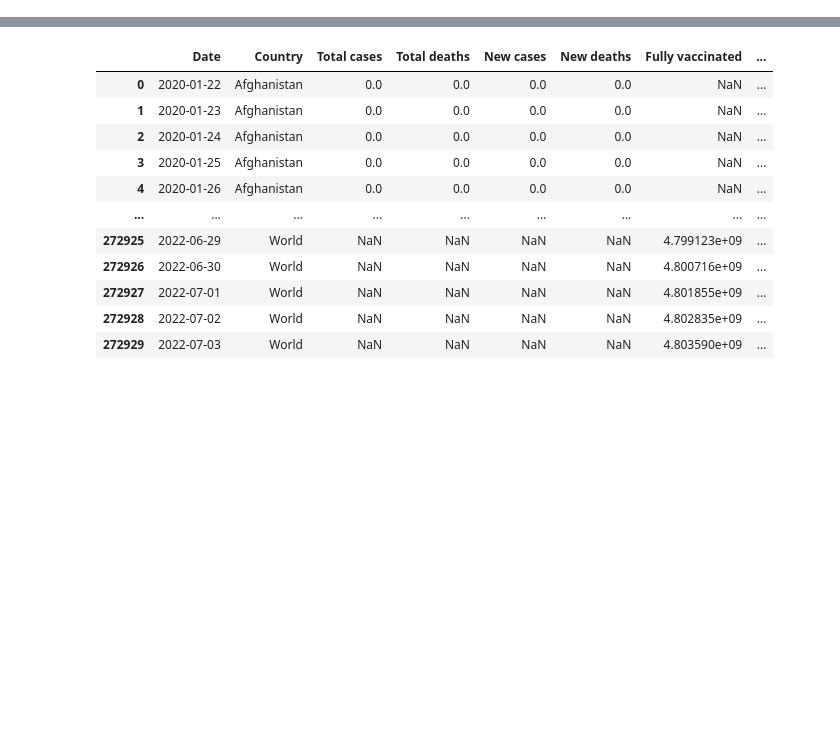
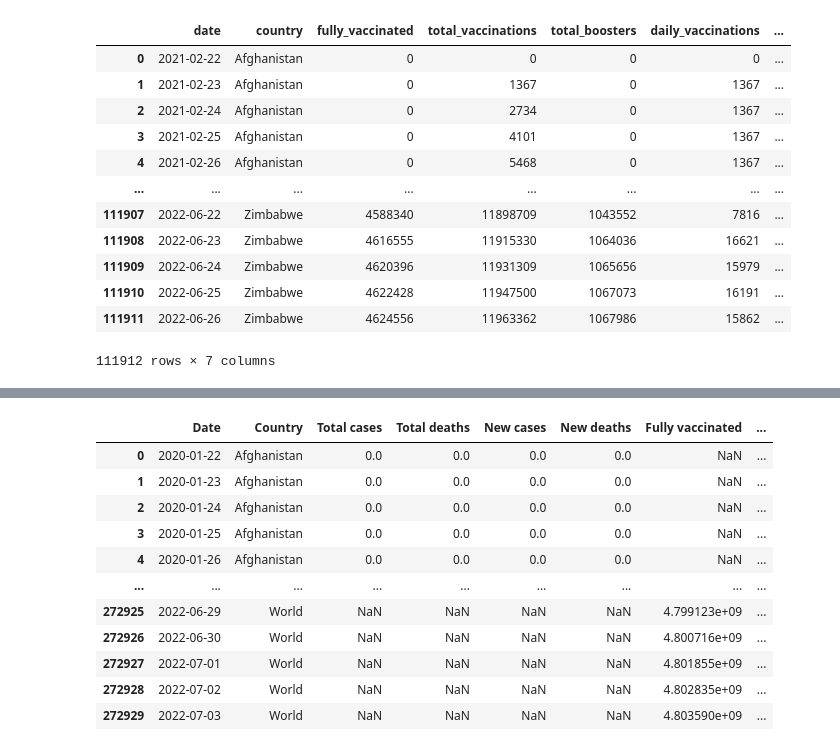
Before and after one commit to Akashkunwar/dscodes, a Jupyter notebook: cases_vaccination.ipynb, the cells around one changed output, grey strips where cells are left out. Saved outputs shown, nothing was run; the diff lists cells and outputs as text; code cells hidden in the pictures; blank space fills up the shorter version.

```diff
--- a/cases_vaccination.ipynb
+++ b/cases_vaccination.ipynb
@@ -133,32 +149,49 @@ Total_vaccinations = vaccine_data.groupby('location')['daily_vaccinations'].cums
 vaccine_data.insert(5,'Total_vaccinations',Total_vaccinations)
 
 #Renaming columns
-vaccine_df = vaccine_data.rename(columns={'location': 'Country',
-                                    'date':'Date',
-                                    'people_fully_vaccinated': 'Fully vaccinated',
-                                    'total_boosters': 'Total boosters',
-                                    'Total_vaccinations':'Total vaccinations',
-                                    'daily_vaccinations': 'Daily vaccinations',
-                                    'daily_people_vaccinated': 'Daily people vaccinated'})
+vaccine_df = vaccine_data.rename(columns={'location': 'country',
+                                    # 'date':'Date',
+                                    'people_fully_vaccinated': 'fully_vaccinated',
+                                    # 'total_boosters': 'Total boosters',
+                                    'Total_vaccinations':'total_vaccinations',
+                                    # 'daily_vaccinations': 'Daily vaccinations',
+                                    # 'daily_people_vaccinated': 'Daily people vaccinated'})
+                                    })
 #Arranging columns
-vaccine_df = vaccine_df[['Date',
-                         'Country',
-                         "Fully vaccinated",
-                         'Total vaccinations',
-                         'Total boosters',
-                         'Daily vaccinations',
-                         'Daily people vaccinated']]
+vaccine_df = vaccine_df[['date',
+                         'country',
+                         "fully_vaccinated",
+                         'total_vaccinations',
+                         'total_boosters',
+                         'daily_vaccinations',
+                         'daily_people_vaccinated']]
 
-# Converting Date to proper datetime format
-vaccine_df["Date"] = pd.to_datetime(vaccine_df["Date"])
+# Converting date to proper datetime format
+vaccine_df["date"] = pd.to_datetime(vaccine_df["date"])
 vaccine_df = vaccine_df.fillna(0)
-vaccine_df = vaccine_df.astype({"Fully vaccinated":'int',
-                                'Total vaccinations':'int',
-                                'Total boosters':'int',
-                                'Daily vaccinations':'int',
-                                'Daily people vaccinated':'int'})
+vaccine_df = vaccine_df.astype({"fully_vaccinated":'int',
+                                'total_vaccinations':'int',
+                                'total_boosters':'int',
+                                'daily_vaccinations':'int',
+                                'daily_people_vaccinated':'int'})
 
 #Removing unnecessary rows
 # vaccine_df = vaccine_df.set_index("Country").drop("World")
 # vaccine_df.reset_index(inplace=True)
+# %%
+vaccine_df
+# %% [output]
+|  | date | country | fully_vaccinated | total_vaccinations | total_boosters | daily_vaccinations | ... |
+| 0 | 2021-02-22 | Afghanistan | 0 | 0 | 0 | 0 | ... |
+| 1 | 2021-02-23 | Afghanistan | 0 | 1367 | 0 | 1367 | ... |
+| 2 | 2021-02-24 | Afghanistan | 0 | 2734 | 0 | 1367 | ... |
+| 3 | 2021-02-25 | Afghanistan | 0 | 4101 | 0 | 1367 | ... |
+| 4 | 2021-02-26 | Afghanistan | 0 | 5468 | 0 | 1367 | ... |
+| ... | ... | ... | ... | ... | ... | ... | ... |
+| 111907 | 2022-06-22 | Zimbabwe | 4588340 | 11898709 | 1043552 | 7816 | ... |
+| 111908 | 2022-06-23 | Zimbabwe | 4616555 | 11915330 | 1064036 | 16621 | ... |
+| 111909 | 2022-06-24 | Zimbabwe | 4620396 | 11931309 | 1065656 | 15979 | ... |
+| 111910 | 2022-06-25 | Zimbabwe | 4622428 | 11947500 | 1067073 | 16191 | ... |
+| 111911 | 2022-06-26 | Zimbabwe | 4624556 | 11963362 | 1067986 | 15862 | ... |
+111912 rows × 7 columns
 # %%
```
Also changed, not shown: parts of 5 cells of this notebook.
